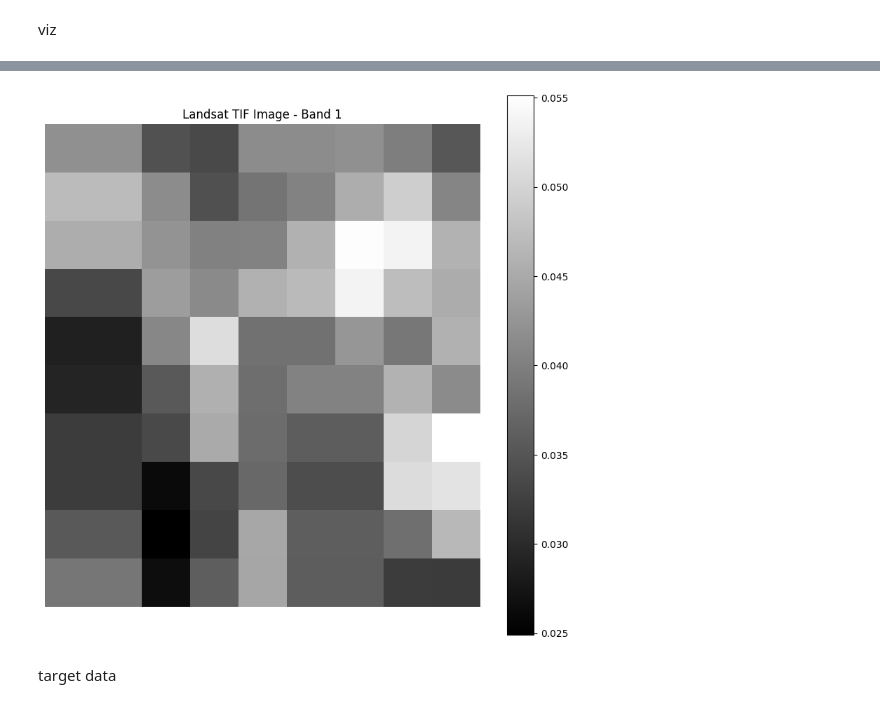
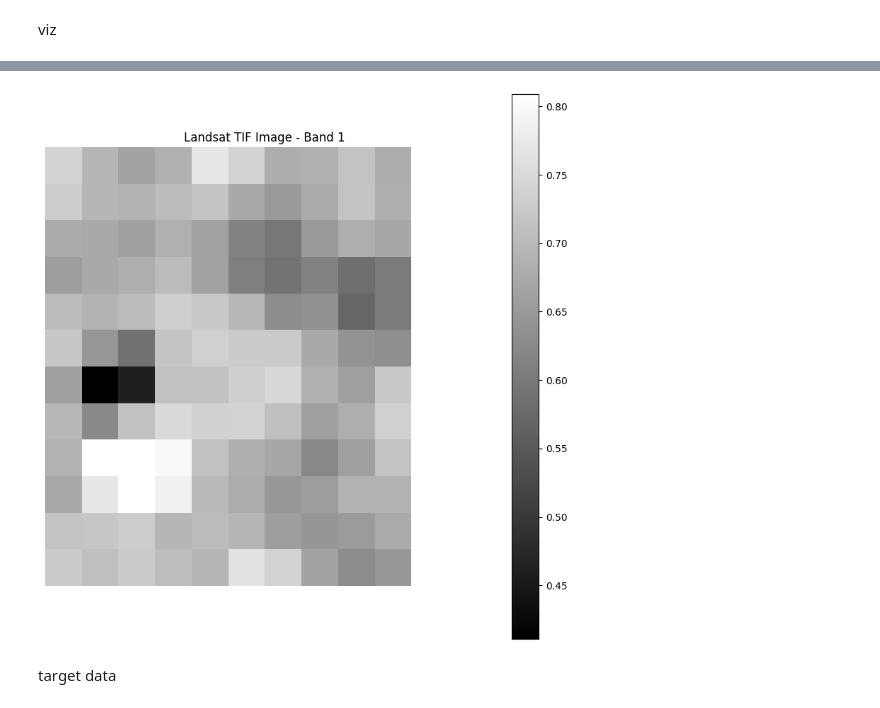
Before and after one commit to MayerT1/LiDAR_Dev, a Jupyter notebook: Covarite_Export_Sewanee_Pixel_FUSION_GEDI_RS_Model.ipynb, the cells around one changed output, grey strips where cells are left out. Cells and saved outputs as stored; diff of their text form; code cells hidden in the pictures.

```diff
--- a/Covarite_Export_Sewanee_Pixel_FUSION_GEDI_RS_Model.ipynb
+++ b/Covarite_Export_Sewanee_Pixel_FUSION_GEDI_RS_Model.ipynb
@@ -418,20 +305,20 @@ Requirement already satisfied: six>=1.5 in /usr/local/lib/python3.11/dist-packag
 # %%
 import rasterio
 import matplotlib.pyplot as plt
 
 # Path to your file
-tif_path = '/content/drive/MyDrive/PhD_Main_Folder/Geo_Data/Sewanee_DL_Project/data/landsat_train_-29901,13101.tif'
+tif_path = '/content/drive/MyDrive/PhD_Main_Folder/Geo_Data/Sewanee_DL_Project/data/hls_train_-8586_3521.tif'
 
 # Open and display the image
 with rasterio.open(tif_path) as src:
     image = src.read(1)  # Read first band
     plt.figure(figsize=(10, 10))
     plt.imshow(image, cmap='gray')  # Change 'gray' to another colormap if needed
-    plt.title("Landsat TIF Image - Band 1")
+    plt.title("TIF Image - Band 1")
     plt.colorbar()
     plt.axis('off')
     plt.show()
 # %% [output]
-[figure, old version]
+[figure, new version]
 # %% [markdown]
 target data
```
Also changed, not shown: parts of 9 cells of this notebook.
